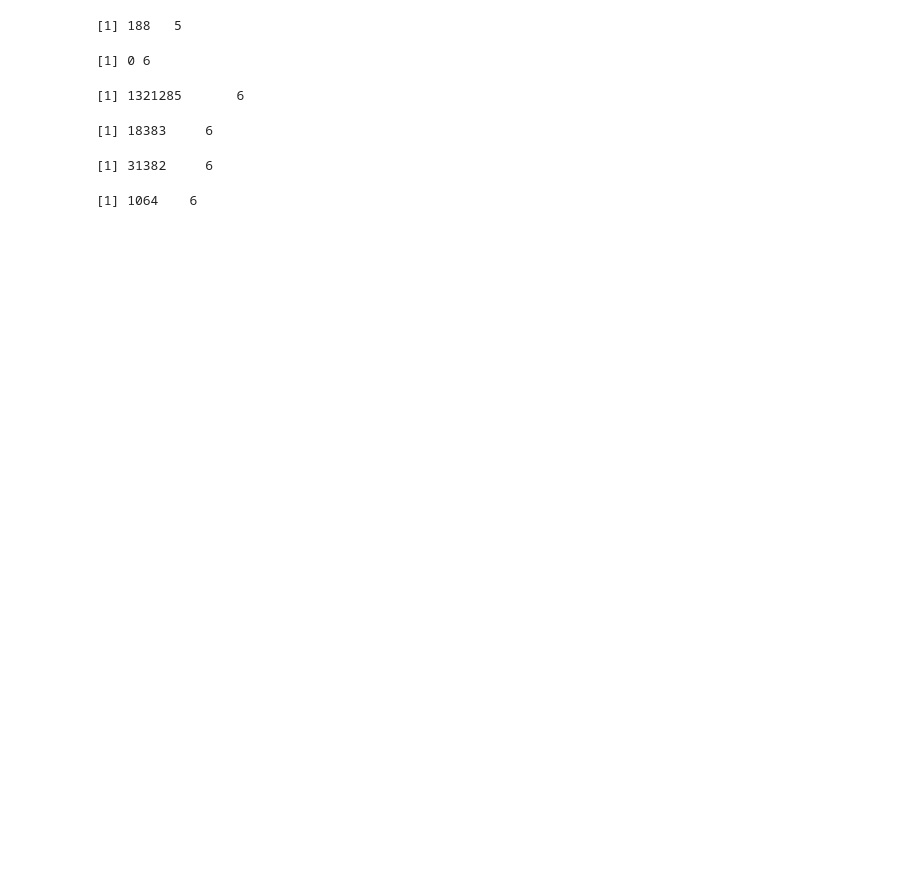
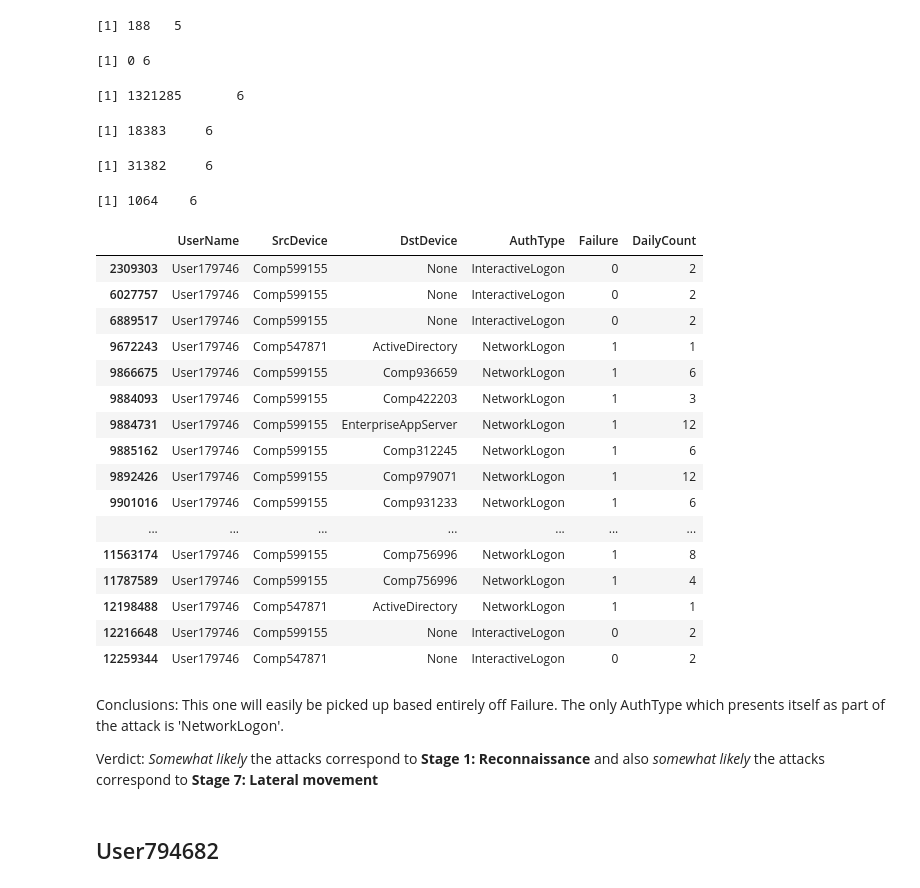
Before and after one commit to gabejg/Advanced-Cyber-Analytics-for-Attack-Detection, a Jupyter notebook: Alex/Comparing Usernames.ipynb, the cells around one changed output. Cells and saved outputs as stored; diff of their text form; code cells hidden in the pictures; blank space fills up the shorter version.

```diff
--- a/Alex/Comparing Usernames.ipynb
+++ b/Alex/Comparing Usernames.ipynb
@@ -231,0 +274,26 @@ dim(Auth[Auth$AuthType=='InteractiveLogon' & Auth$Failure==1 & Auth$UserName%in%
+# %%
+U1_investig
+# %% [output]
+|  | UserName | SrcDevice | DstDevice | AuthType | Failure | DailyCount |
+| 2309303 | User179746 | Comp599155 | None | InteractiveLogon | 0 | 2 |
+| 6027757 | User179746 | Comp599155 | None | InteractiveLogon | 0 | 2 |
+| 6889517 | User179746 | Comp599155 | None | InteractiveLogon | 0 | 2 |
+| 9672243 | User179746 | Comp547871 | ActiveDirectory | NetworkLogon | 1 | 1 |
+| 9866675 | User179746 | Comp599155 | Comp936659 | NetworkLogon | 1 | 6 |
+| 9884093 | User179746 | Comp599155 | Comp422203 | NetworkLogon | 1 | 3 |
+| 9884731 | User179746 | Comp599155 | EnterpriseAppServer | NetworkLogon | 1 | 12 |
+| 9885162 | User179746 | Comp599155 | Comp312245 | NetworkLogon | 1 | 6 |
+| 9892426 | User179746 | Comp599155 | Comp979071 | NetworkLogon | 1 | 12 |
+| 9901016 | User179746 | Comp599155 | Comp931233 | NetworkLogon | 1 | 6 |
+| ... | ... | ... | ... | ... | ... | ... |
+| 11563174 | User179746 | Comp599155 | Comp756996 | NetworkLogon | 1 | 8 |
+| 11787589 | User179746 | Comp599155 | Comp756996 | NetworkLogon | 1 | 4 |
+| 12198488 | User179746 | Comp547871 | ActiveDirectory | NetworkLogon | 1 | 1 |
+| 12216648 | User179746 | Comp599155 | None | InteractiveLogon | 0 | 2 |
+| 12259344 | User179746 | Comp547871 | None | InteractiveLogon | 0 | 2 |
+# %% [markdown]
+Conclusions: This one will easily be picked up based entirely off Failure. The only AuthType which presents itself as part of the attack is 'NetworkLogon'.
+
+Verdict: _Somewhat likely_ the attacks correspond to **Stage 1: Reconnaissance** and also _somewhat likely_ the attacks correspond to **Stage 7: Lateral movement**
+# %% [markdown]
+## User794682
```
Also changed, not shown: parts of 47 cells of this notebook.
